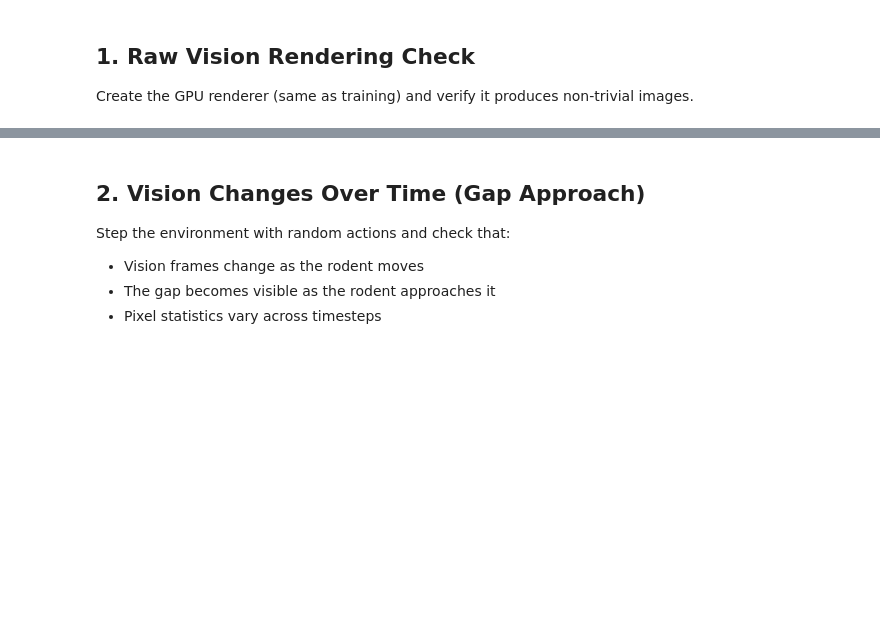
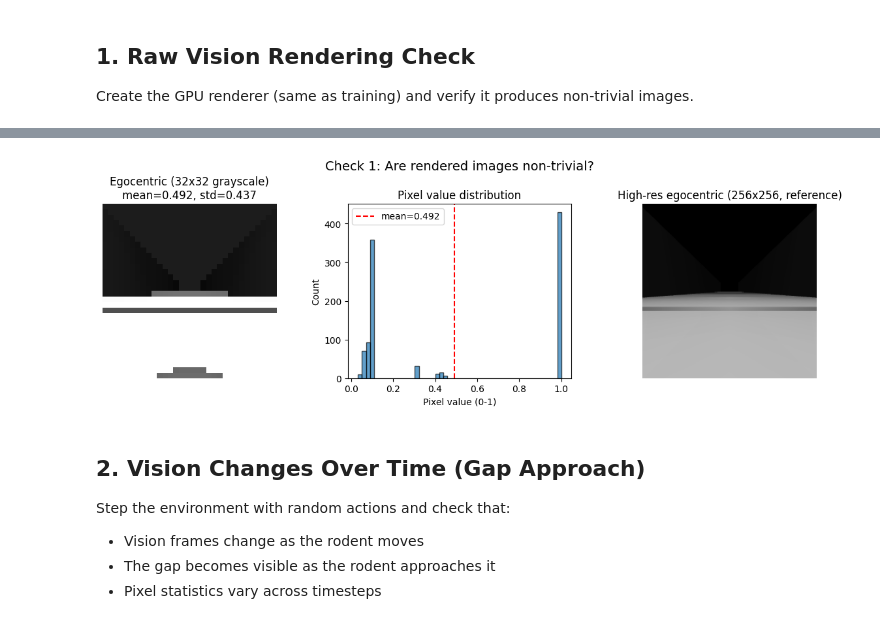
Before and after one commit to talmolab/vnl-playground, a Jupyter notebook: notebooks/vision_pipeline_validation.ipynb, the cells around one changed output, grey strips where cells are left out. Saved outputs shown, nothing was run; the diff lists cells and outputs as text; code cells hidden in the pictures; blank space fills up the shorter version.

```diff
--- a/notebooks/vision_pipeline_validation.ipynb
+++ b/notebooks/vision_pipeline_validation.ipynb
@@ -99,7 +144,9 @@ fig, axes = plt.subplots(1, 3, figsize=(12, 4))
 # Raw grayscale
 img = np.array(vision_initial[0])  # (H, W, 1) -> remove batch dim
 axes[0].imshow(img[:, :, 0], cmap="gray", vmin=0, vmax=1)
-axes[0].set_title(f"Egocentric (32x32 grayscale)\nmean={img.mean():.3f}, std={img.std():.3f}")
+axes[0].set_title(
+    f"Egocentric (32x32 grayscale)\nmean={img.mean():.3f}, std={img.std():.3f}"
+)
 axes[0].axis("off")
 
 # Histogram of pixel values
@@ -111,33 +158,35 @@ axes[1].axvline(x=img.mean(), color="r", linestyle="--", label=f"mean={img.mean(
 axes[1].legend()
 
 # High-res version using MuJoCo software renderer for comparison
 mj_data = mujoco.MjData(mj_model)
 mj_data.qpos = np.array(state.data.qpos)
 mujoco.mj_forward(mj_model, mj_data)
 hires_renderer = mujoco.Renderer(mj_model, height=256, width=256)
 
 # Hide rodent body geoms for egocentric view
 rodent_body_ids = {
     i for i in range(mj_model.nbody) if mj_model.body(i).name.endswith("-rodent")
 }
 rodent_geom_ids = np.array(
     [i for i in range(mj_model.ngeom) if mj_model.geom_bodyid[i] in rodent_body_ids]
 )
 saved_groups = mj_model.geom_group[rodent_geom_ids].copy()
 mj_model.geom_group[rodent_geom_ids] = 4  # hide from default render
 
 hires_renderer.update_scene(mj_data, camera="egocentric-rodent")
 hires_frame = hires_renderer.render()
 mj_model.geom_group[rodent_geom_ids] = saved_groups  # restore
 hires_renderer.close()
 
 axes[2].imshow(hires_frame)
 axes[2].set_title("High-res egocentric (256x256, reference)")
 axes[2].axis("off")
 
 plt.suptitle("Check 1: Are rendered images non-trivial?", fontsize=14)
 plt.tight_layout()
 plt.show()
+# %% [output]
+[figure, added]
 # %% [markdown]
 ## 2. Vision Changes Over Time (Gap Approach)
 
```
Also changed, not shown: parts of 11 cells of this notebook.
